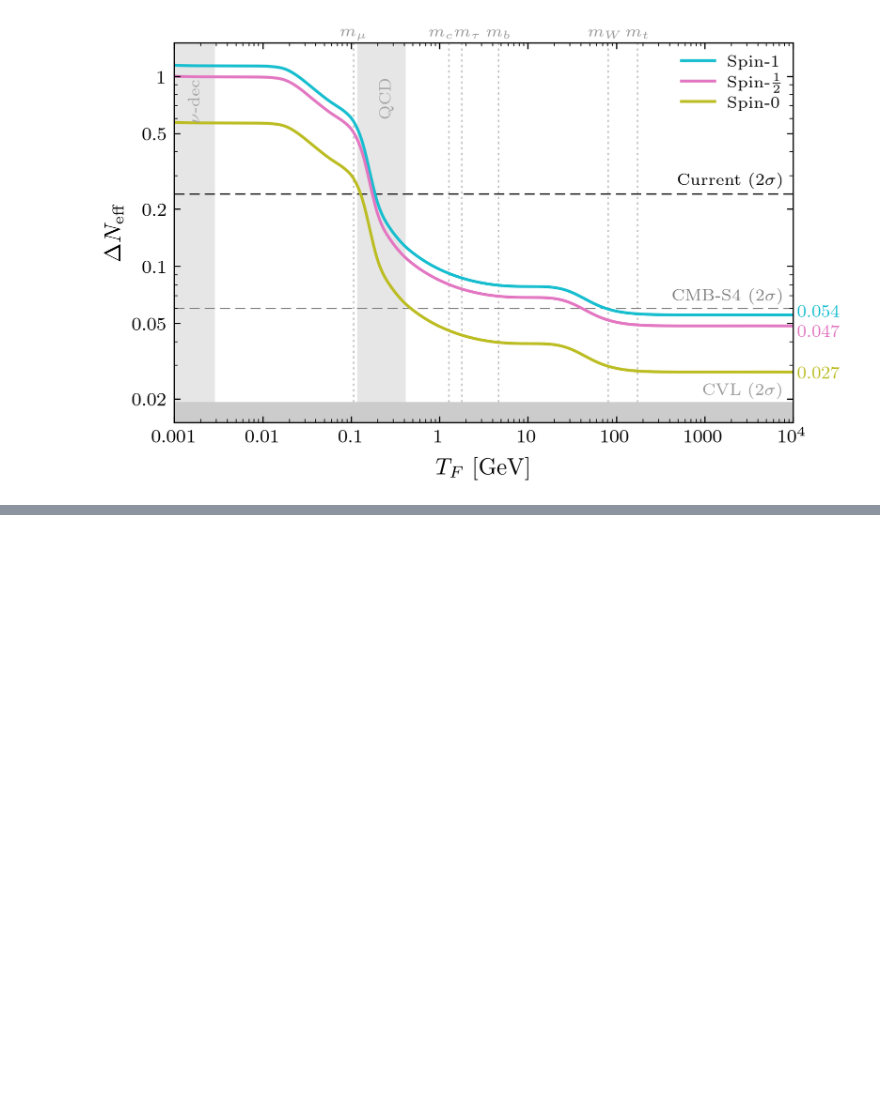
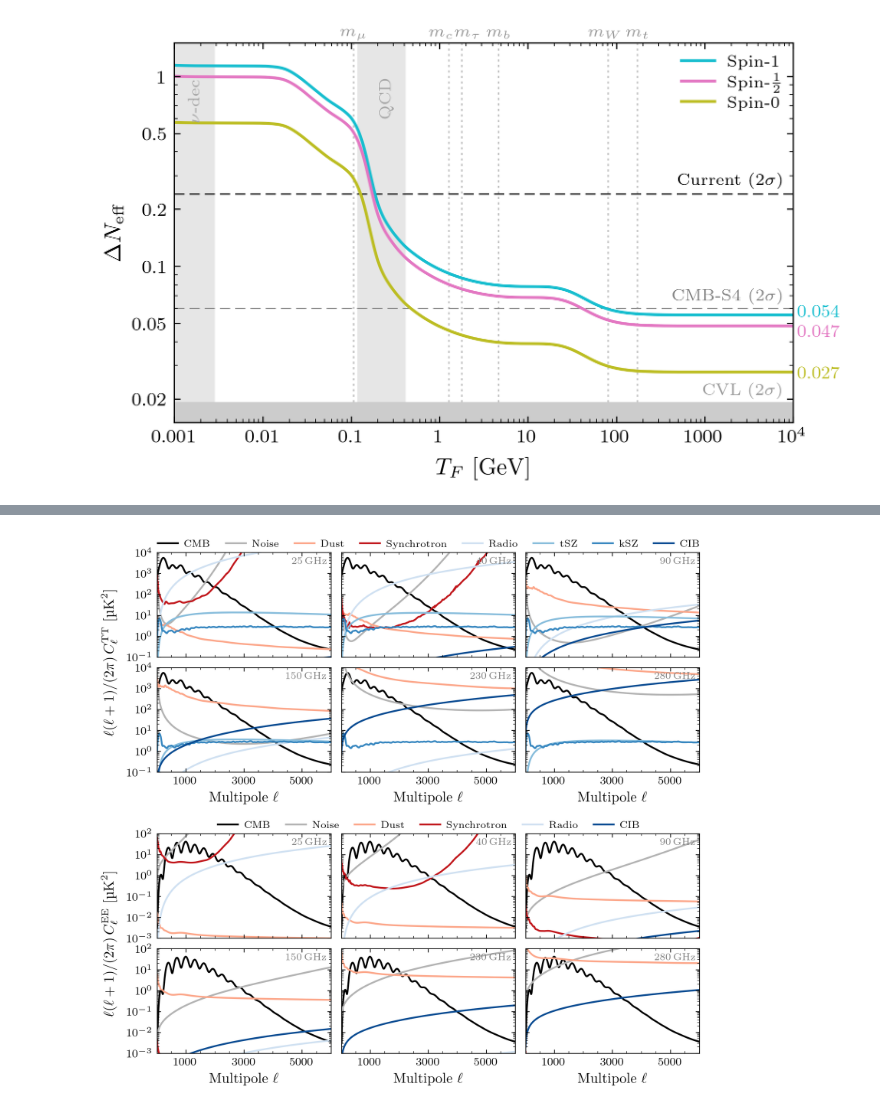
Before and after one commit to sriniraghunathan/cmb_s4_all_chile_optimisation_2025_05, a Jupyter notebook: figures_neff_paper.ipynb, the cells around one changed output, grey strips where cells are left out. Saved outputs shown, nothing was run; the diff lists cells and outputs as text; code cells hidden in the pictures; blank space fills up the shorter version.

```diff
--- a/figures_neff_paper.ipynb
+++ b/figures_neff_paper.ipynb
@@ -640 +523,92 @@ for spec in ['TT', 'EE']:
+# %%
+FIGURE3 = all_data['Figure 3']
+smoothing = {'TT': {'galdust': 1e1, 'galsync': 2e1}, 'EE': {'galdust': 1e1, 'galsync': 1e1}}
+
+fig = plt.figure(figsize=(7.25, 7.25/1.075))
+
+outer_gs = fig.add_gridspec(2, 1, hspace=0.28)
+
+for num, spec in enumerate(['TT', 'EE']):
+    fg_dict = FIGURE3[spec]
+    if spec == 'TT':
+        ymin, ymax = 1e-1, 1e4
+        yticks = [1e-1, 1e-0, 1e1, 1e2, 1e3, 1e4]
+        component_skip = []
+        legend_anchor = (-0.038, 0.97)
+    else:
+        ymin, ymax = 1e-3, 1e2
+        yticks = [1e-3, 1e-2, 1e-1, 1e-0, 1e1, 1e2]
+        component_skip = ['tsz', 'ksz']
+        legend_anchor = (0.308, 0.97)
+
+    # Color map
+    cmap_base = mpl.colormaps['Blues']
+    cmap_subrange = mpl.colors.LinearSegmentedColormap.from_list('Blues_sub', [cmap_base(i) for i in np.linspace(0.2, 0.9, 1000)])
+    colors_blue = [cmap_subrange(i) for i in np.linspace(0, 1, 4)]
+    cmap_base = mpl.colormaps['Reds']
+    cmap_subrange = mpl.colors.LinearSegmentedColormap.from_list('Reds_sub', [cmap_base(i) for i in np.linspace(0.2, 0.9, 1000)])
+    colors_red = [cmap_subrange(i) for i in np.linspace(0, 1, 4).reshape(-1, 2).mean(axis=1)]
+    component_dict_to_plot = {'cmb':     [r'CMB',         'black'],
+                              'noise':   ['Noise',        '0.7'],
+                              'galdust': [r'Dust',        colors_red[0]],
+                              'galsync': [r'Synchrotron', colors_red[1]],
+                              'radio':   [r'Radio',       colors_blue[0]],
+                              'tsz':     [r'tSZ',         colors_blue[1]],
+                              'ksz':     [r'kSZ',         colors_blue[2]],
+                              'cib':     [r'CIB',         colors_blue[3]]}
+
+    inner_gs = outer_gs[num].subgridspec(2, 3, hspace=0.1, wspace=0.06)
+
+    for idx, nu in enumerate(fg_dict['noise']):
+        rowval, colval = idx // 3, idx % 3
+        ax = fig.add_subplot(inner_gs[rowval, colval], yscale='log')
+
+        ax.set_xlim([10, 6000])
+        ax.set_xticks([1000, 3000, 5000])
+        ax.set_ylim(ymin, ymax)
+        ax.set_yticks(yticks)
+        if rowval == 1:
+            ax.set_xlabel(r'Multipole $\ell$')
+        else:
+            plt.setp(ax.get_xticklabels(), visible=False)
+        if colval == 0:
+            if rowval == 0:
+                ax.set_ylabel(r'$\ell (\ell + 1) / (2\pi)\, C_\ell^\mathrm{' + spec + r'}$ $[\si{\micro\kelvin\squared}]$')
+                ax.yaxis.set_label_coords(-0.23, -0.05)
+        else:
+            plt.setp(ax.get_yticklabels(), visible=False)
+        ax.yaxis.set_minor_locator(mpl.ticker.LogLocator(base=10., subs=(0.1,0.2,0.3,0.4,0.5,0.6,0.7,0.8,0.9), numticks=6))
+        ax.yaxis.set_minor_formatter(mpl.ticker.NullFormatter())
+
+        for component in component_dict_to_plot:
+            if component in component_skip:
+                continue
+            curr_cl = fg_dict[component][nu]
+            els = np.arange(len(curr_cl))
+            dl_fac = els * (els + 1) / 2. / np.pi
+            curr_dl = dl_fac * curr_cl
+            labval, colorval = component_dict_to_plot[component]
+            mask = (curr_dl>ymin/1.5) & (curr_dl<1.5*ymax)
+            els, curr_dl = els[mask], curr_dl[mask]
+            if component in ['galdust', 'galsync']:
+                if len(els) < 3:
+                    continue
+                curr_dl = np.exp(interpolate(els, np.log(curr_dl), s=smoothing[spec][component])(els))
+            ax.plot(els, curr_dl, color=colorval, label=labval)
+
+        ax.text(0.98, 0.96, r'\SI{%s}{GHz}' % (nu), transform=ax.transAxes, ha='right', va='top',
+                color='0.5', fontsize=mpl.rcParams['legend.fontsize'])
+        if idx == 0:
+            ax.legend(bbox_to_anchor=(legend_anchor), loc='lower left', ncol=8,
+                       columnspacing=1.49, handletextpad=0.65)
+
+fig_name = 'spectra_foregrounds'
+plt.savefig(f'figures/{fig_name}')
+
+plt.show()
+plt.close()
+
+subprocess.run(["epstopdf", "--gsopt=-dCompatibilityLevel=1.5", f'figures/{fig_name}.eps'], check=True);
+# %% [output]
+[figure, added]
 # %% [markdown]
```
Also changed, not shown: parts of 32 cells of this notebook, 2 other files.
